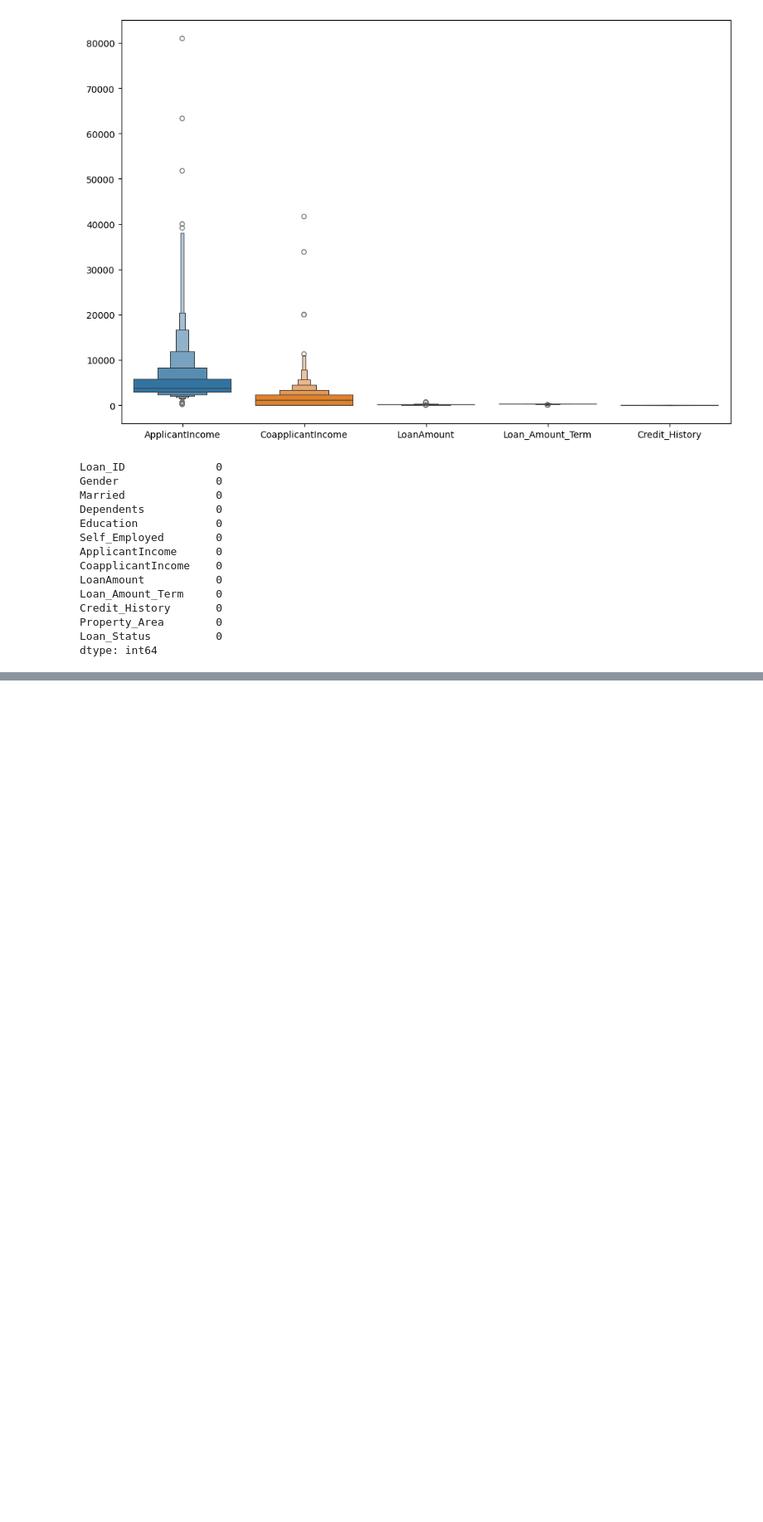
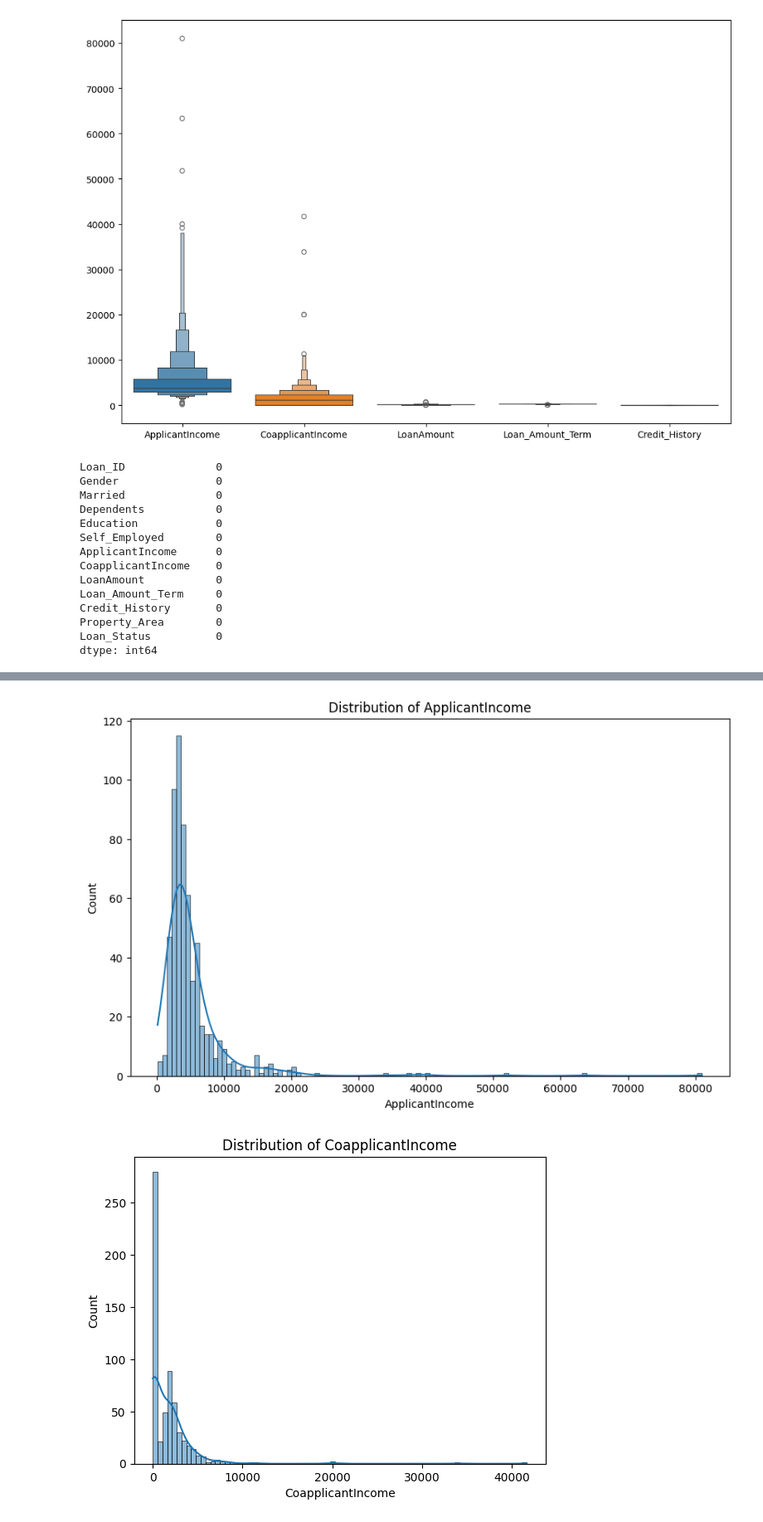
Before and after one commit to maramm9/Loan-approval, a Jupyter notebook: eda.ipynb, the cells around one changed output, grey strips where cells are left out. Shown: that part at 83% size. Cells and saved outputs as stored; diff of their text form; code cells hidden in the pictures; blank space fills up the shorter version.

```diff
--- a/eda.ipynb
+++ b/eda.ipynb
@@ -141,0 +172,10 @@ Name: count, dtype: int64
+# %%
+# Histograms
+plt.figure(figsize=(10,6))
+for col in ['ApplicantIncome', 'CoapplicantIncome', 'LoanAmount']:
+    sns.histplot(df[col], kde=True)
+    plt.title(f'Distribution of {col}')
+    plt.show()
+# %% [output]
+[figure, added]
+[figure, added]
```
Also changed, not shown: parts of 15 cells of this notebook, 1 other file.
